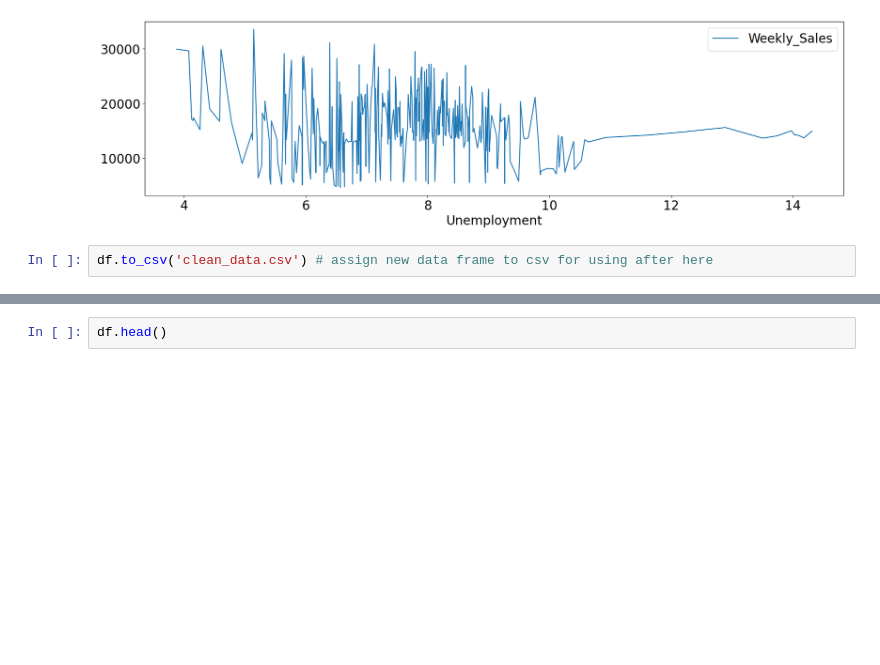
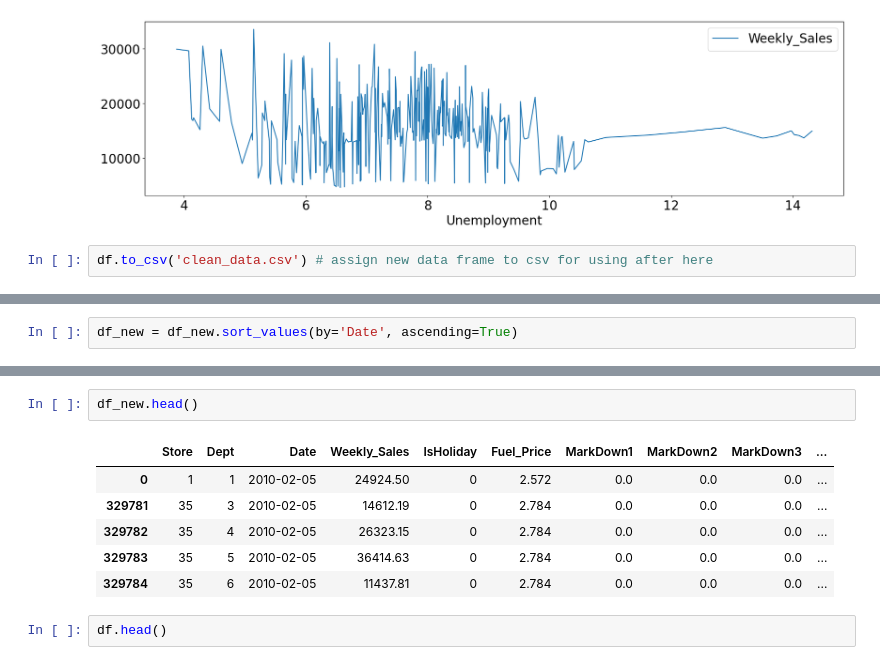
Before and after one commit to edwinmesa/dt_learn_data_science, a Jupyter notebook: public_projects/walmart_sales/waltmart_forescastin.ipynb, the cells around one changed output, grey strips where cells are left out. Drawn from its saved outputs; the diff is of its cells as text; blank space fills up the shorter version.

```diff
--- a/public_projects/walmart_sales/waltmart_forescastin.ipynb
+++ b/public_projects/walmart_sales/waltmart_forescastin.ipynb
@@ -415,0 +462,2 @@ df.to_csv('clean_data.csv') # assign new data frame to csv for using after here
+# %%
+df_new = df_new.sort_values(by='Date', ascending=True)
@@ -416,3 +493,12 @@ df.to_csv('clean_data.csv') # assign new data frame to csv for using after here
+# %%
+df_new.head()
+# %% [output]
+|  | Store | Dept | Date | Weekly_Sales | IsHoliday | Fuel_Price | MarkDown1 | MarkDown2 | MarkDown3 | ... |
+| 0 | 1 | 1 | 2010-02-05 | 24924.50 | 0 | 2.572 | 0.0 | 0.0 | 0.0 | ... |
+| 329781 | 35 | 3 | 2010-02-05 | 14612.19 | 0 | 2.784 | 0.0 | 0.0 | 0.0 | ... |
+| 329782 | 35 | 4 | 2010-02-05 | 26323.15 | 0 | 2.784 | 0.0 | 0.0 | 0.0 | ... |
+| 329783 | 35 | 5 | 2010-02-05 | 36414.63 | 0 | 2.784 | 0.0 | 0.0 | 0.0 | ... |
+| 329784 | 35 | 6 | 2010-02-05 | 11437.81 | 0 | 2.784 | 0.0 | 0.0 | 0.0 | ... |
 # %%
 df.head()
 # %% [output]
```
Also changed, not shown: parts of 18 cells of this notebook, 6 other files.
